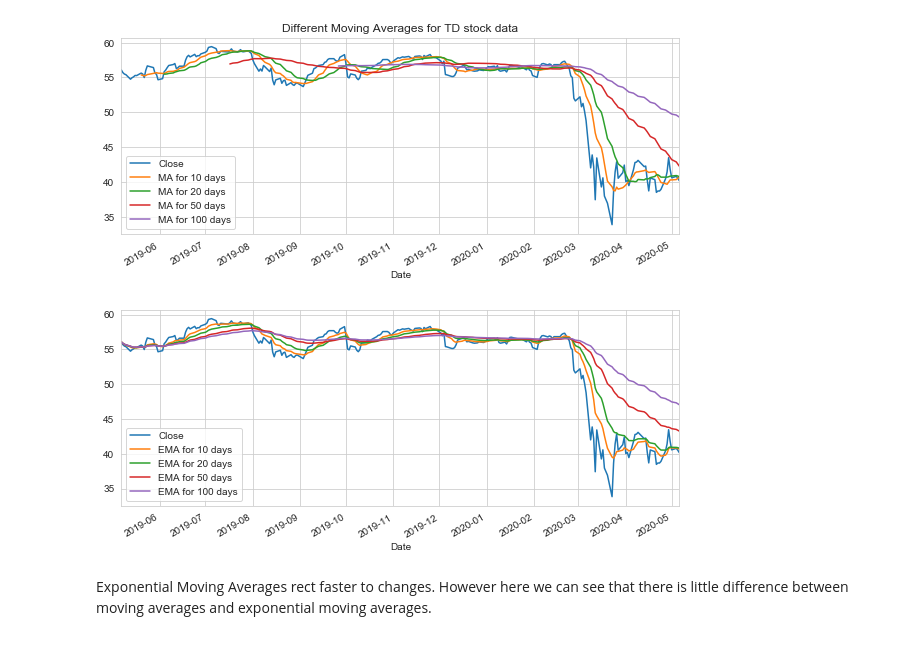
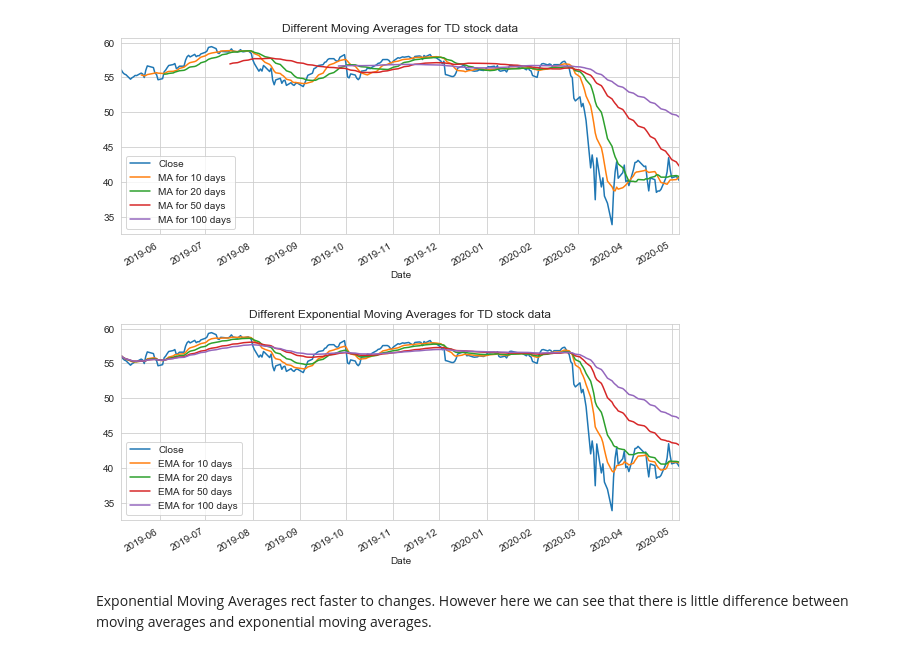
Before and after one commit to kavehamini/Stock-Market-Analysis-and-Prediction-Banks-Stocks, a Jupyter notebook: Stock-Market-Analysis-and-Prediction-Banks-Stocks.ipynb, the cells around one changed output. Cells and saved outputs as stored; diff of their text form; code cells hidden in the pictures.

```diff
--- a/Stock-Market-Analysis-and-Prediction-Banks-Stocks.ipynb
+++ b/Stock-Market-Analysis-and-Prediction-Banks-Stocks.ipynb
@@ -115,18 +115,19 @@ plt.savefig('3.png')
 # %%
 #Plotting different Exponential Moving Averages for TD stock data
 
 EMA_day = [10,20,50,100]
 
 for ema in EMA_day:
     column_name = 'EMA for %s days' %(str(ema))
     TD[column_name] = pd.DataFrame.ewm(TD['Close'], span=ema).mean()
 
 
+TD[['Close','EMA for 10 days','EMA for 20 days','EMA for 50 days','EMA for 100 days']].plot(subplots=False,figsize=(10,4))
 
-TD[['Close','EMA for 10 days','EMA for 20 days','EMA for 50 days','EMA for 100 days']].plot(subplots=False,figsize=(10,4))
+plt.title('Different Exponential Moving Averages for TD stock data')
 plt.savefig('4.png')
 # %% [output]
-[figure, old version]
+[figure, new version]
 # %% [markdown]
 Exponential Moving Averages rect faster to changes. However here we can see that there is little difference between moving averages and exponential moving averages.
 # %% [markdown]
```
Also changed, not shown: 2 other files.
